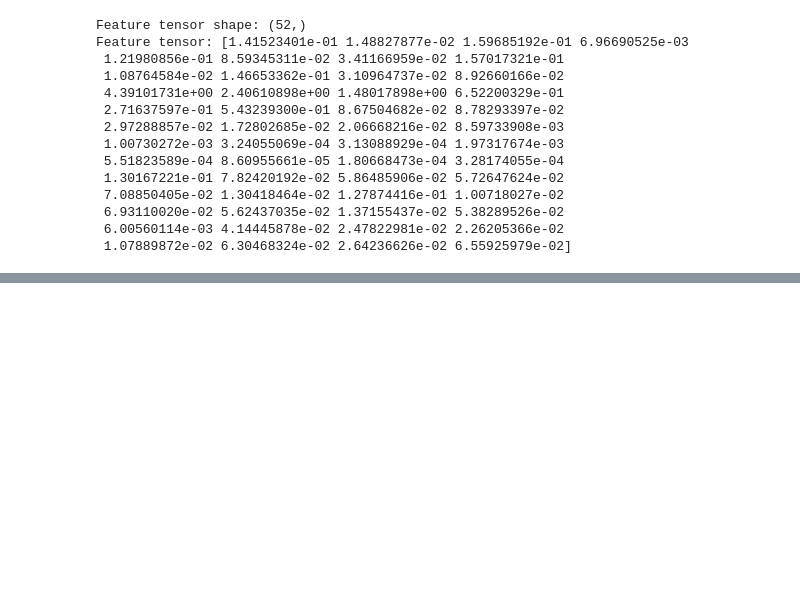
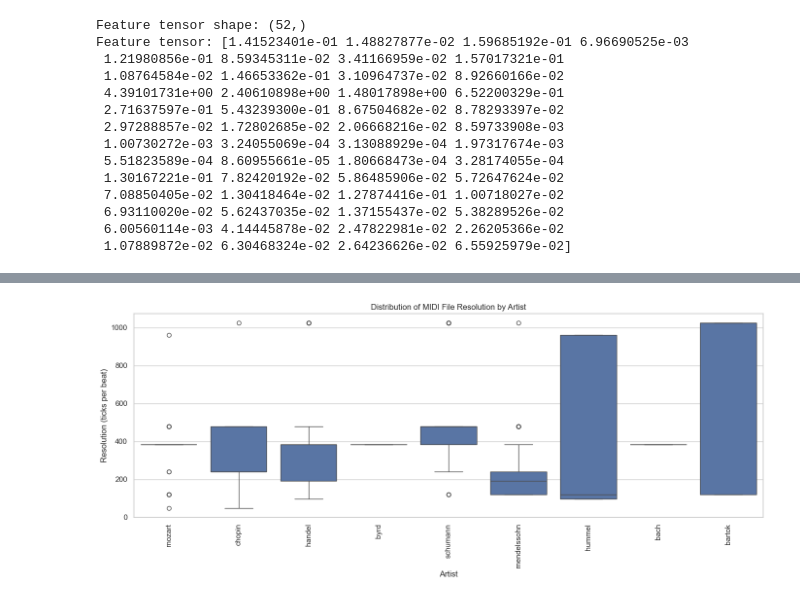
Before and after one commit to victorhg/aai511-final-project-group6, a Jupyter notebook: notebooks/EDA_information.ipynb, the cells around one changed output, grey strips where cells are left out. Cells and saved outputs as stored; diff of their text form; code cells hidden in the pictures; blank space fills up the shorter version.

```diff
--- a/notebooks/EDA_information.ipynb
+++ b/notebooks/EDA_information.ipynb
@@ -195,0 +257,31 @@ Feature tensor: [1.41523401e-01 1.48827877e-02 1.59685192e-01 6.96690525e-03
+# %%
+# Resolution of the MIDI files
+'''
+Resolution typically refers to the smallest unit of time
+that can be distinguished or represented in your MIDI data.
+
+For MIDI files, this is often called "ticks per beat" or "PPQ" (Pulses Per Quarter note).
+It determines how finely you can represent timing, note onsets, durations,
+and other temporal events in the music.
+Higher resolution means more precise timing information.
+'''
+import matplotlib.pyplot as plt
+
+# Collect resolution for each song
+resolution_data = []
+for artist, midi_list in artist_midi_dict.items():
+    for midi_data in midi_list:
+        resolution_data.append({'artist': artist, 'resolution': midi_data.resolution})
+
+df_resolution = pd.DataFrame(resolution_data)
+
+plt.figure(figsize=(14, 6))
+sns.boxplot(x='artist', y='resolution', data=df_resolution)
+plt.xticks(rotation=90)
+plt.xlabel('Artist')
+plt.ylabel('Resolution (ticks per beat)')
+plt.title('Distribution of MIDI File Resolution by Artist')
+plt.tight_layout()
+plt.show()
+# %% [output]
+[figure, added]
```
Also changed, not shown: parts of 5 cells of this notebook, 1 other file.
